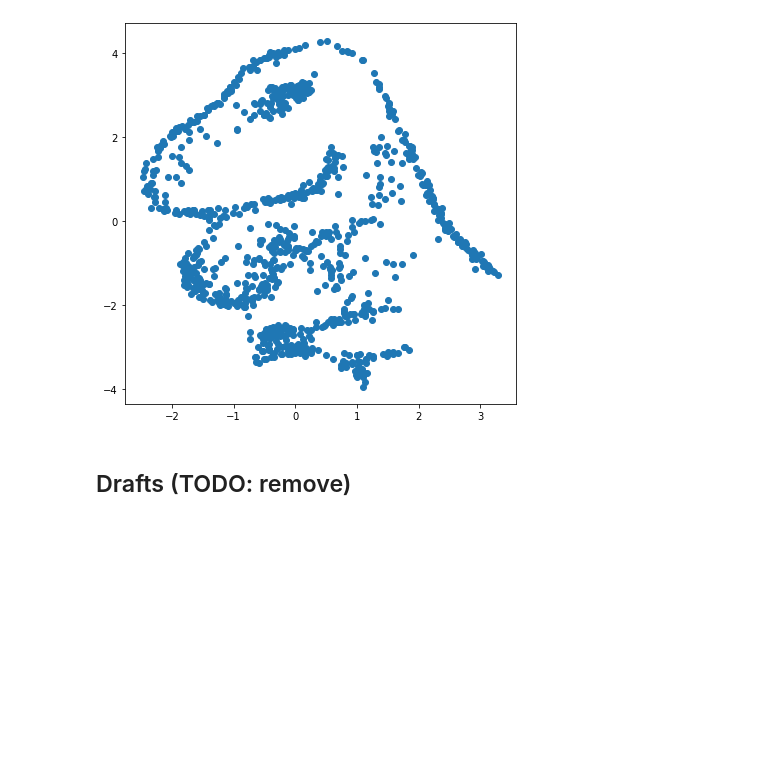
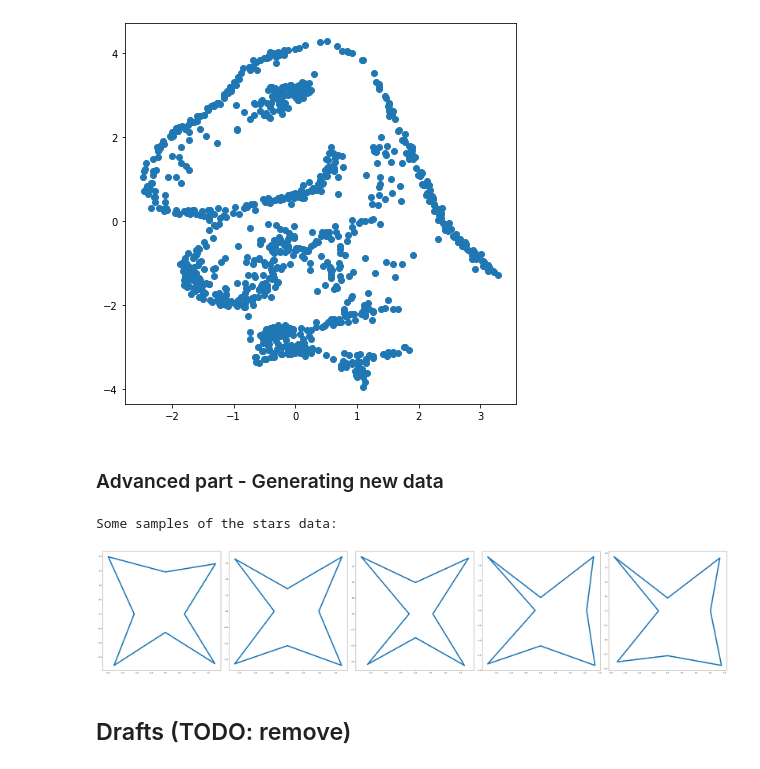
Before and after one commit to ZyzzGit/diffusion, a Jupyter notebook: DiffusionModels.ipynb, the cells around one changed output. Cells and saved outputs as stored; diff of their text form; code cells hidden in the pictures; blank space fills up the shorter version.

```diff
--- a/DiffusionModels.ipynb
+++ b/DiffusionModels.ipynb
@@ -398,6 +398,23 @@ epoch 298 loss: 0.6408877141773701
 epoch 299 loss: 0.6347852632403373
 epoch 300 loss: 0.6434911079704762
 [figure]
+# %% [markdown]
+### Advanced part - Generating new data
+# %%
+stars_data = np.load(os.path.join(data_path, 'stars_data.npy'))
+
+# Plot some sample stars
+fig, axes = plt.subplots(1, 5, figsize=(50,10))
+for i in range(5):
+    star = random.choice(stars_data)
+    axes[i].scatter(star[:, 0], star[:, 1])
+
+print('Some samples of the stars data:')
+plt.tight_layout()
+plt.show()
+# %% [output]
+Some samples of the stars data:
+[figure, added]
 # %% [markdown]
 ## Drafts (TODO: remove)
 # %%
```
Also changed, not shown: parts of 1 cell of this notebook.
